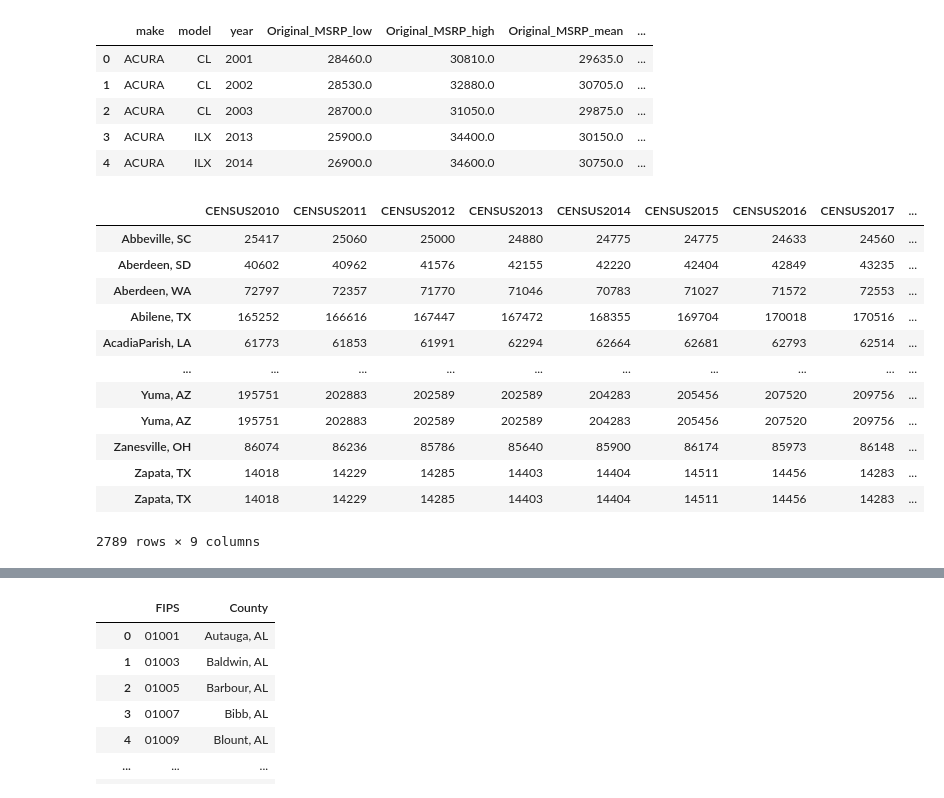
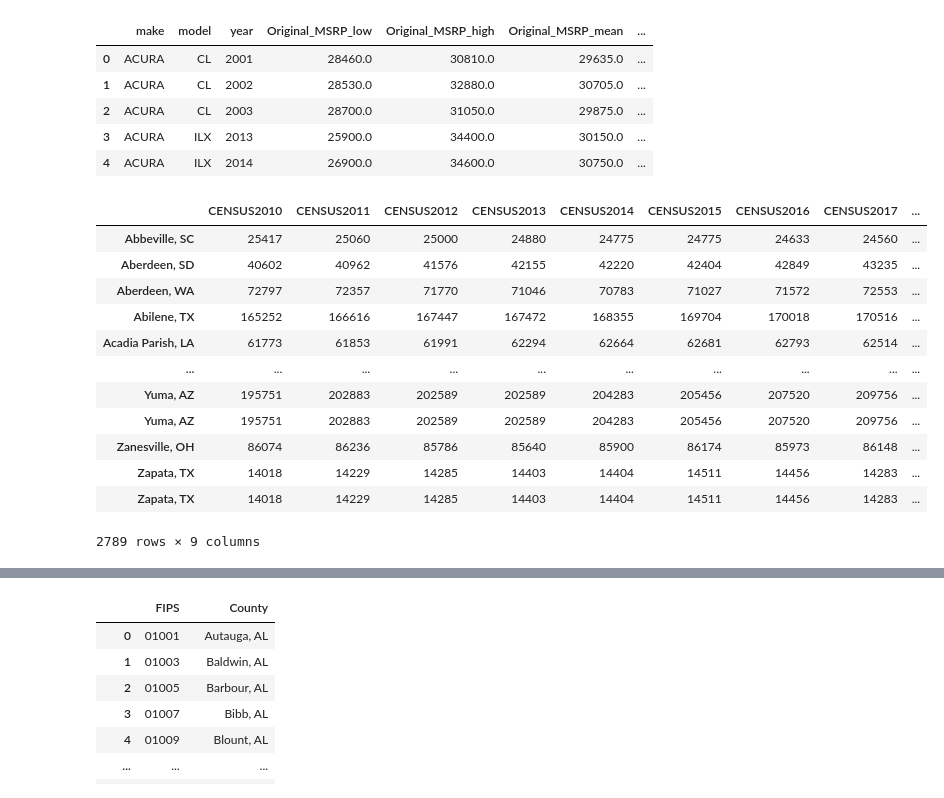
Before and after one commit to erv4gen/Research-Salvage-Autos, a Jupyter notebook: Structure-Demographics-County.ipynb, the cells around one changed output, grey strips where cells are left out. Cells and saved outputs as stored; diff of their text form; code cells hidden in the pictures.

```diff
--- a/Structure-Demographics-County.ipynb
+++ b/Structure-Demographics-County.ipynb
@@ -197,22 +200,27 @@ carfax.to_csv(path_to_carfax)
 # %%
 #population data
 path_to_pop = path_to_csv + 'US-Population\\cbsa-est2018-alldata.xlsx'
 pop = pd.read_excel(path_to_pop,sheet_name=1#,index_col=0
                      )
 pop['NAME'] =pop['NAME'].str.strip()
 pop = (pop.set_index('NAME').rename({'CENSUS2010POP': 'CENSUS2010'},axis=1)
         .drop(['ESTIMATESBASE2010','POPESTIMATE2010'],axis=1)
         )
 pop.columns = [col.replace('POPESTIMATE','CENSUS') for col in pop.columns]
-pop.index = [', '.join(ind.replace('County','').replace(' ','').strip().split(',')) for ind in pop.index]
+
+pop.index = [', '.join([x.strip() for x in ind.replace(' County','').split(',')]
+                            )
+                 for ind in pop.index]
+
+pop.to_csv('csv/pop.csv')
 pop.sort_index()
 # %% [output]
 |  | CENSUS2010 | CENSUS2011 | CENSUS2012 | CENSUS2013 | CENSUS2014 | CENSUS2015 | CENSUS2016 | CENSUS2017 | ... |
 | Abbeville, SC | 25417 | 25060 | 25000 | 24880 | 24775 | 24775 | 24633 | 24560 | ... |
 | Aberdeen, SD | 40602 | 40962 | 41576 | 42155 | 42220 | 42404 | 42849 | 43235 | ... |
 | Aberdeen, WA | 72797 | 72357 | 71770 | 71046 | 70783 | 71027 | 71572 | 72553 | ... |
 | Abilene, TX | 165252 | 166616 | 167447 | 167472 | 168355 | 169704 | 170018 | 170516 | ... |
-| AcadiaParish, LA | 61773 | 61853 | 61991 | 62294 | 62664 | 62681 | 62793 | 62514 | ... |
+| Acadia Parish, LA | 61773 | 61853 | 61991 | 62294 | 62664 | 62681 | 62793 | 62514 | ... |
 | ... | ... | ... | ... | ... | ... | ... | ... | ... | ... |
 | Yuma, AZ | 195751 | 202883 | 202589 | 202589 | 204283 | 205456 | 207520 | 209756 | ... |
 | Yuma, AZ | 195751 | 202883 | 202589 | 202589 | 204283 | 205456 | 207520 | 209756 | ... |
```
Also changed, not shown: parts of 19 cells of this notebook, 3 other files.
